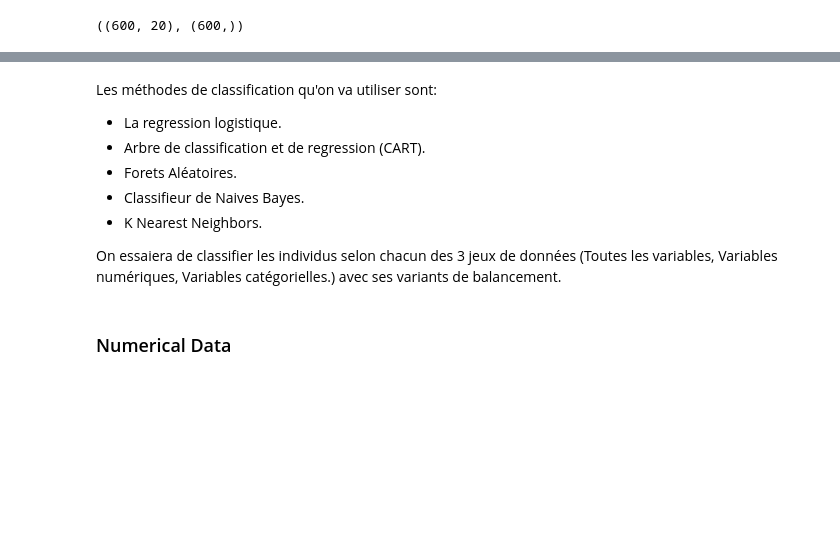
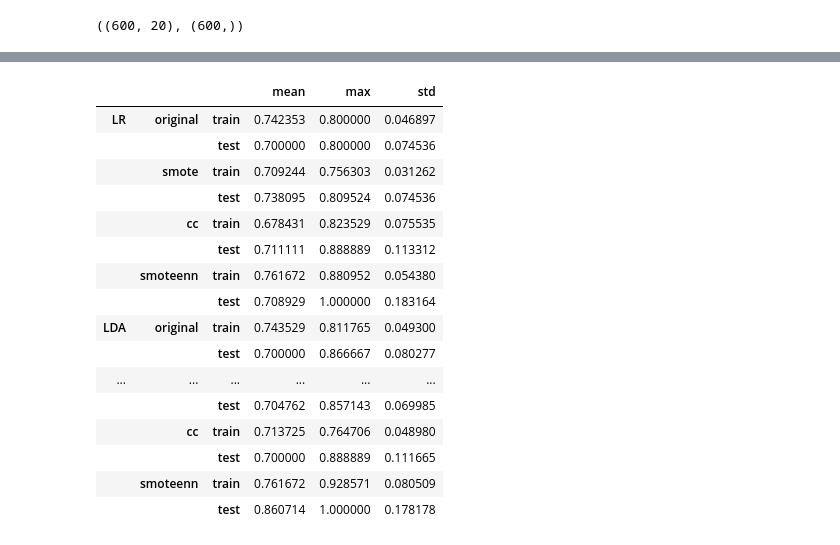
Before and after one commit to ybenabed/supervied_learning_MLDS2021, a Jupyter notebook: bank_client_classification.ipynb, the cells around one changed output, grey strips where cells are left out. Saved outputs shown, nothing was run; the diff lists cells and outputs as text; code cells hidden in the pictures; blank space fills up the shorter version.

```diff
--- a/bank_client_classification.ipynb
+++ b/bank_client_classification.ipynb
@@ -434,11 +632,0 @@ from sklearn.model_selection import RepeatedStratifiedKFold, KFold
-# %% [markdown]
-Les méthodes de classification qu'on va utiliser sont:
-- La regression logistique.
-- Arbre de classification et de regression (CART).
-- Forets Aléatoires.
-- Classifieur de Naives Bayes.
-- K Nearest Neighbors.
-
-On essaiera de classifier les individus selon chacun des 3 jeux de données (Toutes les variables, Variables numériques, Variables catégorielles.) avec ses variants de balancement.
-# %% [markdown]
-### Numerical Data
@@ -465,5 +670,26 @@ for name, method in methods.items():
 # %%
-numerical_data_results = pd.DataFrame.from_dict({(i,j): methods[i]['results'][j]
+all_data_results = pd.DataFrame.from_dict({(i,j,k): methods[i]['results'][j][k]
                   for i in methods.keys()
-                  for j in methods[i]['results'].keys()},
+                  for j in methods[i]['results'].keys()
+                  for k in methods[i]['results'][j].keys()},
               orient='index')
+
+all_data_results
+# %% [output]
+|  |  |  | mean | max | std |
+| LR | original | train | 0.742353 | 0.800000 | 0.046897 |
+|  |  | test | 0.700000 | 0.800000 | 0.074536 |
+|  | smote | train | 0.709244 | 0.756303 | 0.031262 |
+|  |  | test | 0.738095 | 0.809524 | 0.074536 |
+|  | cc | train | 0.678431 | 0.823529 | 0.075535 |
+|  |  | test | 0.711111 | 0.888889 | 0.113312 |
+|  | smoteenn | train | 0.761672 | 0.880952 | 0.054380 |
+|  |  | test | 0.708929 | 1.000000 | 0.183164 |
+| LDA | original | train | 0.743529 | 0.811765 | 0.049300 |
+|  |  | test | 0.700000 | 0.866667 | 0.080277 |
+| ... | ... | ... | ... | ... | ... |
+|  |  | test | 0.704762 | 0.857143 | 0.069985 |
+|  | cc | train | 0.713725 | 0.764706 | 0.048980 |
+|  |  | test | 0.700000 | 0.888889 | 0.111665 |
+|  | smoteenn | train | 0.761672 | 0.928571 | 0.080509 |
+|  |  | test | 0.860714 | 1.000000 | 0.178178 |
```
Also changed, not shown: parts of 59 cells of this notebook.
